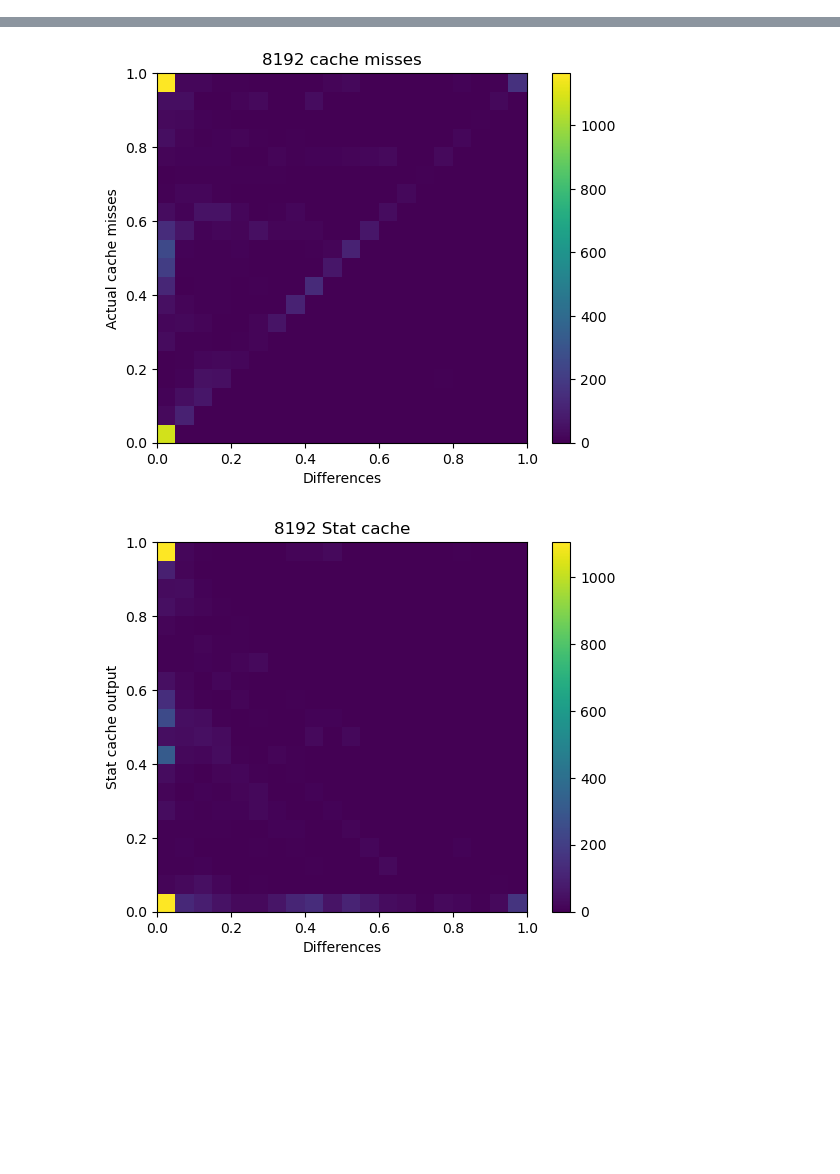
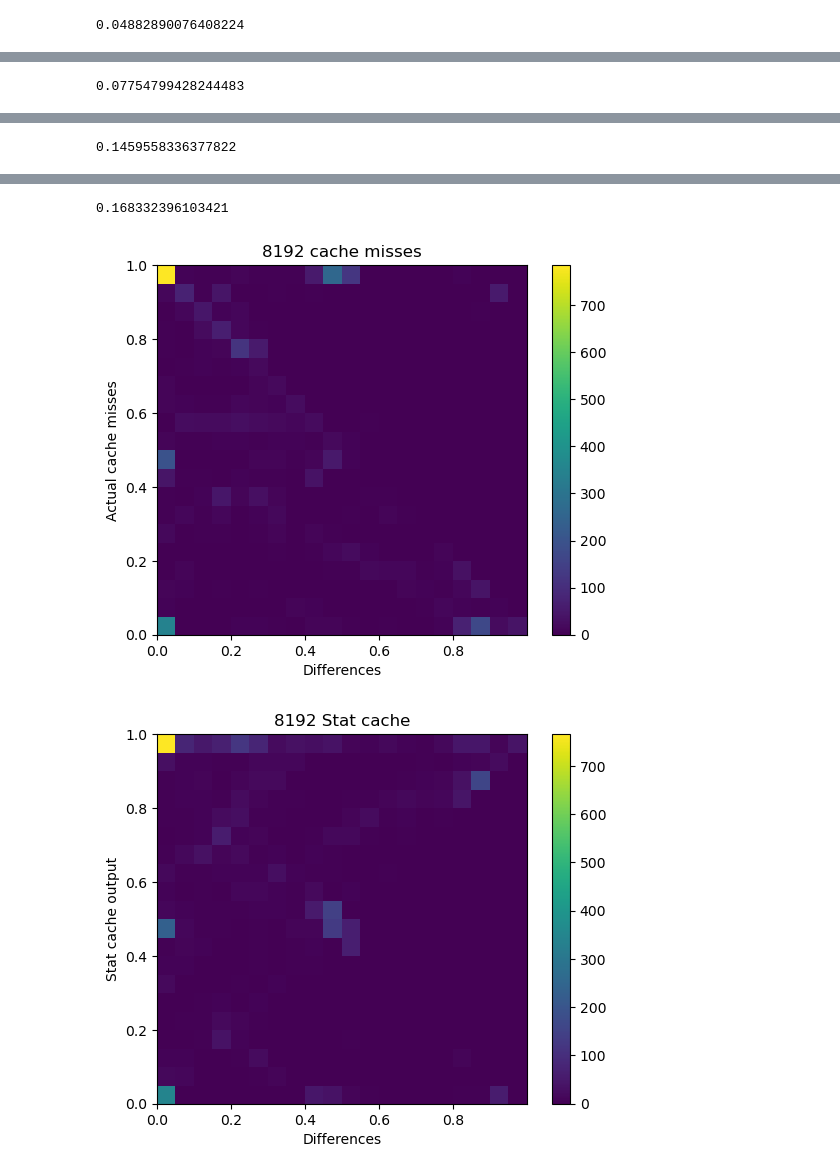
Before and after one commit to MarkRamosS/CacheEstimator, a Jupyter notebook: statCache.ipynb, the cells around one changed output, grey strips where cells are left out. Saved outputs shown, nothing was run; the diff lists cells and outputs as text; code cells hidden in the pictures; blank space fills up the shorter version.

```diff
--- a/statCache.ipynb
+++ b/statCache.ipynb
@@ -14,8 +14,9 @@ import json
 #    x['id'] = x['id'].apply(lambda x: file[:-4] + "_" + str(x))
 #    sc_out = pd.concat([x, sc_out], ignore_index=True)
 #sc_out = sc_out.sort_values("id", ascending=True, ignore_index=True).fillna(0)
-sc_out = pd.read_csv('../ce_data/output_512/statcache_512_olr.csv')
-for i in ['32','64','128','256','512','1024','2048','4096','8192']:
+sc_out = pd.read_csv('../ce_data/output_512/statcache_512_lb.csv')
+for i in ['1024','2048','4096','8192']:
     sc_out['lru_'+i] = sc_out['lru_'+i]/sc_out['total_accesses']
+sc_out['lru_512'] = sc_out['lru_512']/sc_out['total_accesses_512']
 print(sc_out)
 # %% [output]
@@ -122,21 +120,25 @@ plt.show()
 # %%
-for i in ['1024','2048','4096','8192']:
-    heatmap, xedges, yedges = np.histogram2d(bdf['diffs_'+i], bdf['cm_'+i], bins=20)
-    extent = [xedges[0], xedges[-1], yedges[0], yedges[-1]]
-    plt.clf()
-    plt.imshow(heatmap.T, extent=extent, origin='lower')
-    plt.colorbar()
-    plt.title(i+' cache misses')
-    plt.xlabel('Differences')
-    plt.ylabel('Actual cache misses')
-    plt.show()
-    heatmap, xedges, yedges = np.histogram2d(bdf['diffs_'+i],  bdf['sc_'+i], bins=20)
-    extent = [xedges[0], xedges[-1], yedges[0], yedges[-1]]
-    plt.clf()
-    plt.imshow(heatmap.T, extent=extent, origin='lower')
-    plt.colorbar()
-    plt.title(i+' Stat cache')
-    plt.ylabel('Stat cache output')
-    plt.xlabel('Differences')
-    plt.show()
+def plot_bdf(bdf):
+    for i in ['1024','2048','4096','8192']:
+        print(mean_squared_error(bdf['cm_'+i], bdf['sc_'+i]))
+        heatmap, xedges, yedges = np.histogram2d(bdf['diffs_'+i], bdf['cm_'+i], bins=20)
+        extent = [xedges[0], xedges[-1], yedges[0], yedges[-1]]
+        plt.clf()
+        plt.imshow(heatmap.T, extent=extent, origin='lower')
+        plt.colorbar()
+        plt.title(i+' cache misses')
+        plt.xlabel('Differences')
+        plt.ylabel('Actual cache misses')
+        plt.show()
+        heatmap, xedges, yedges = np.histogram2d(bdf['diffs_'+i],  bdf['sc_'+i], bins=20)
+        extent = [xedges[0], xedges[-1], yedges[0], yedges[-1]]
+        plt.clf()
+        plt.imshow(heatmap.T, extent=extent, origin='lower')
+        plt.colorbar()
+        plt.title(i+' Stat cache')
+        plt.ylabel('Stat cache output')
+        plt.xlabel('Differences')
+        plt.show()
+plot_bdf(bdf)
 # %% [output]
+0.04882890076408224
@@ -144,0 +147 @@ for i in ['1024','2048','4096','8192']:
+0.07754799428244483
@@ -146,0 +150 @@ for i in ['1024','2048','4096','8192']:
+0.1459558336377822
@@ -149,5 +153,6 @@ for i in ['1024','2048','4096','8192']:
+0.168332396103421
-[figure, old version]
+[figure, new version]
-[figure, old version]
+[figure, new version]
 # %%
 for i in ['1024','2048','4096','8192']:
     plt.title(f"Difference histogram of size {i}")
```
Also changed, not shown: parts of 14 cells of this notebook.
